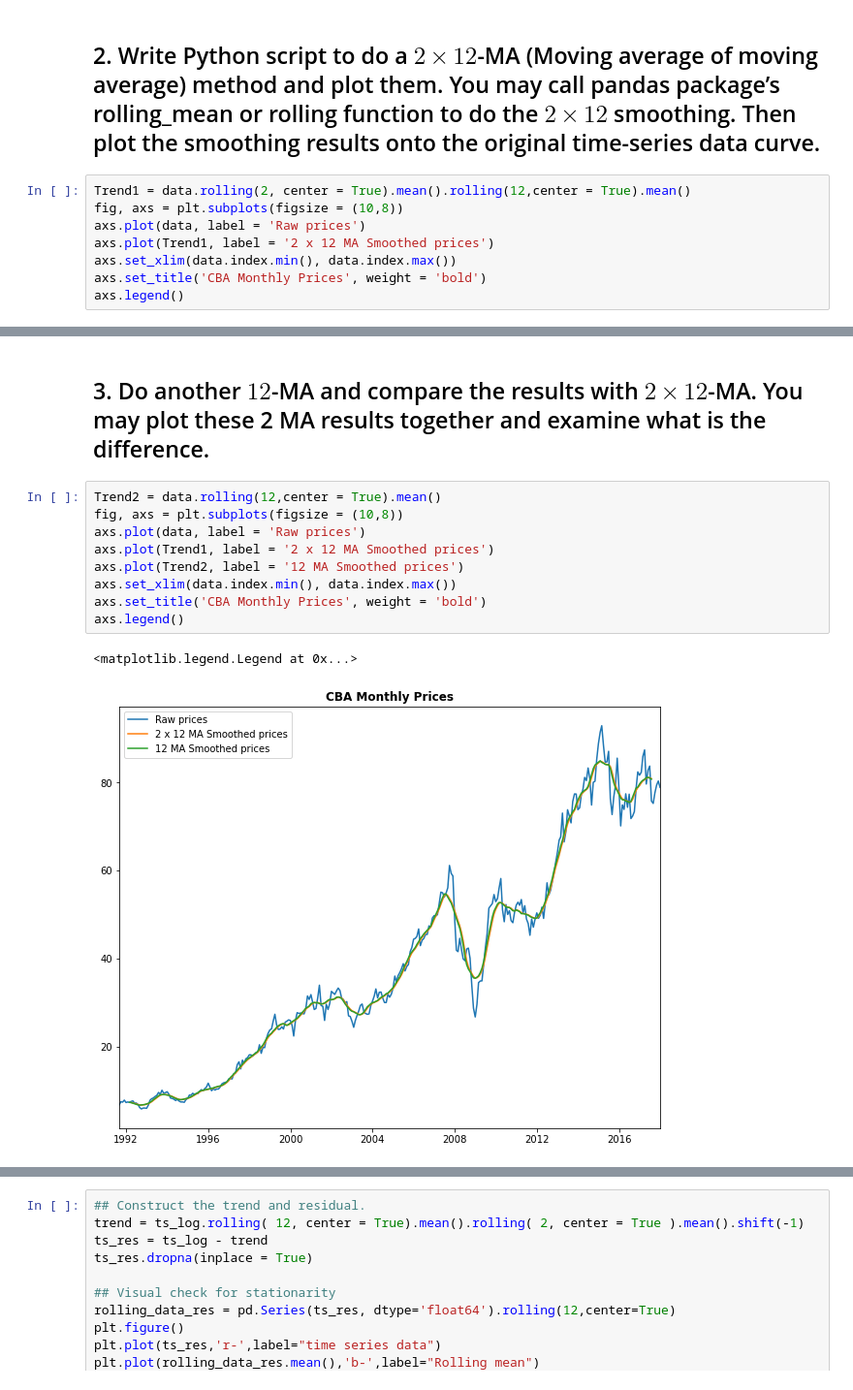
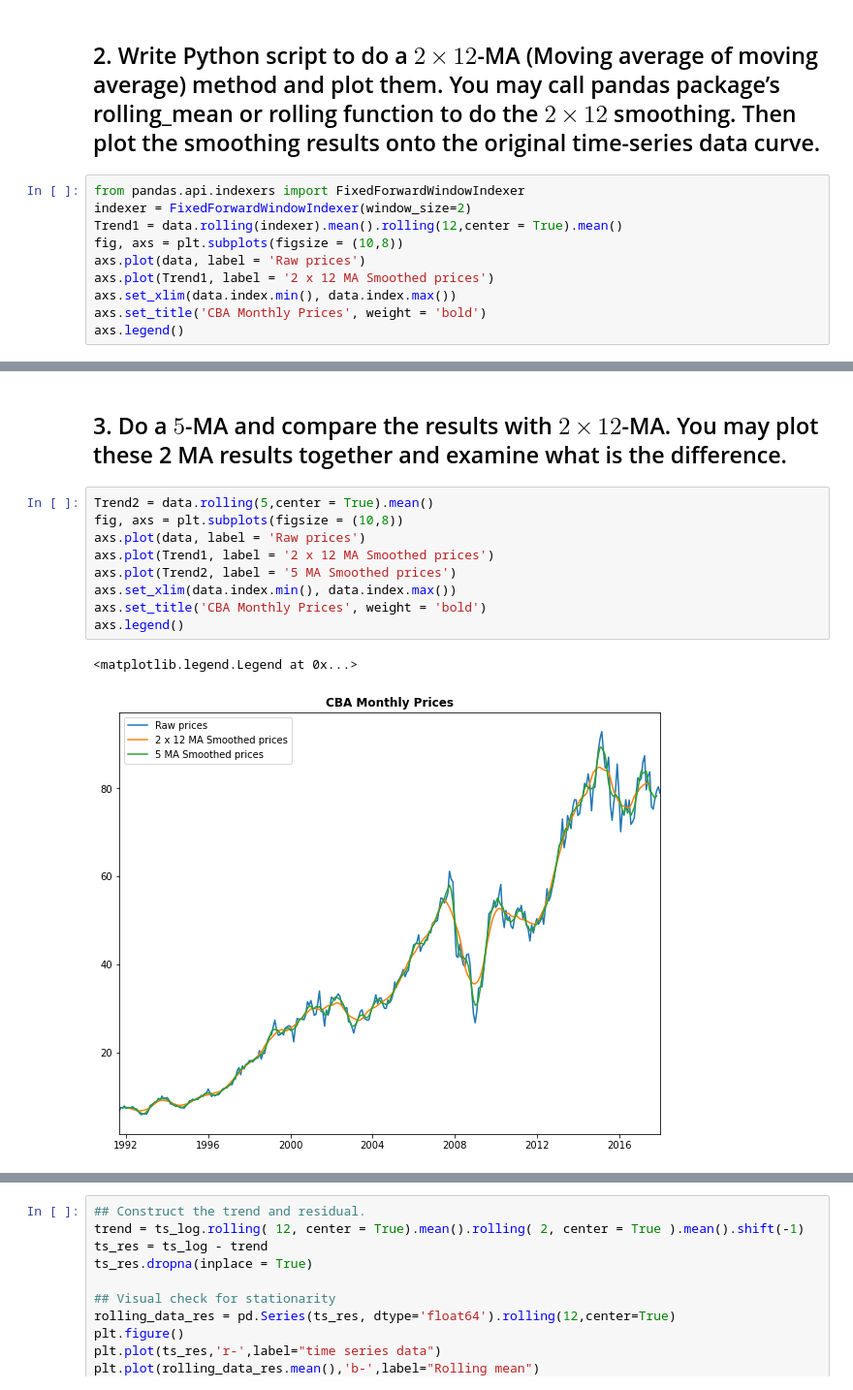
Before and after one commit to anastasiospanagiotelis/QBUS3850, a Jupyter notebook: Tutorials/02Decompositions/02Decompositions.ipynb, the cells around one changed output, grey strips where cells are left out. Shown: that part at 97% size. Cells and saved outputs as stored; diff of their text form.

```diff
--- a/Tutorials/02Decompositions/02Decompositions.ipynb
+++ b/Tutorials/02Decompositions/02Decompositions.ipynb
@@ -28,7 +28,9 @@ Text(0.5, 1.0, 'CBA Monthly Prices')
 # %% [markdown]
 ## 2. Write Python script to do a $2 \times 12$-MA (Moving average of moving average) method and plot them. You may call pandas package’s rolling_mean or rolling function to do the $2 \times 12$ smoothing. Then plot the smoothing results onto the original time-series data curve.
 # %%
-Trend1 = data.rolling(2, center = True).mean().rolling(12,center = True).mean()
+from pandas.api.indexers import FixedForwardWindowIndexer
+indexer = FixedForwardWindowIndexer(window_size=2)
+Trend1 = data.rolling(indexer).mean().rolling(12,center = True).mean()
 fig, axs = plt.subplots(figsize = (10,8))
 axs.plot(data, label = 'Raw prices')
 axs.plot(Trend1, label = '2 x 12 MA Smoothed prices')
@@ -41,14 +43,14 @@ axs.legend()
 # %% [markdown]
-## 3. Do another $12$-MA and compare the results with $2 \times 12$-MA. You may plot these 2 MA results together and examine what is the difference.
+## 3. Do a $5$-MA and compare the results with $2 \times 12$-MA. You may plot these 2 MA results together and examine what is the difference.
 # %%
-Trend2 = data.rolling(12,center = True).mean()
+Trend2 = data.rolling(5,center = True).mean()
 fig, axs = plt.subplots(figsize = (10,8))
 axs.plot(data, label = 'Raw prices')
 axs.plot(Trend1, label = '2 x 12 MA Smoothed prices')
-axs.plot(Trend2, label = '12 MA Smoothed prices')
+axs.plot(Trend2, label = '5 MA Smoothed prices')
 axs.set_xlim(data.index.min(), data.index.max())
 axs.set_title('CBA Monthly Prices', weight = 'bold')
 axs.legend()
 # %% [output]
 <matplotlib.legend.Legend at 0x...>
-[figure, old version]
+[figure, new version]
```
Also changed, not shown: parts of 6 cells of this notebook, 3 other files.
